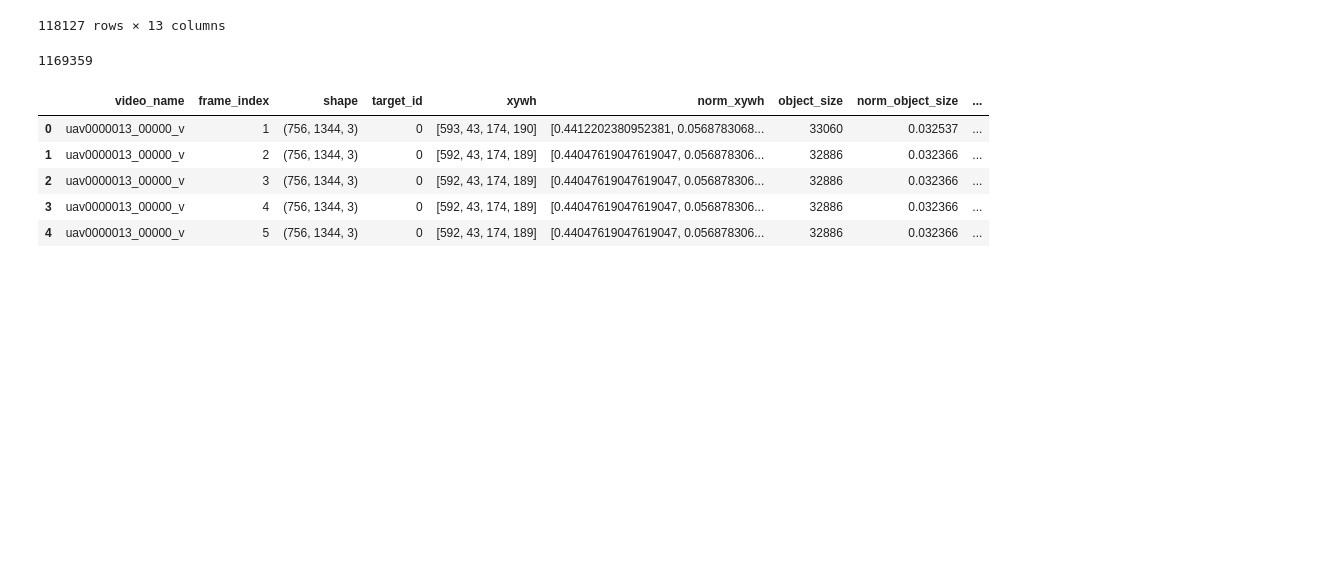
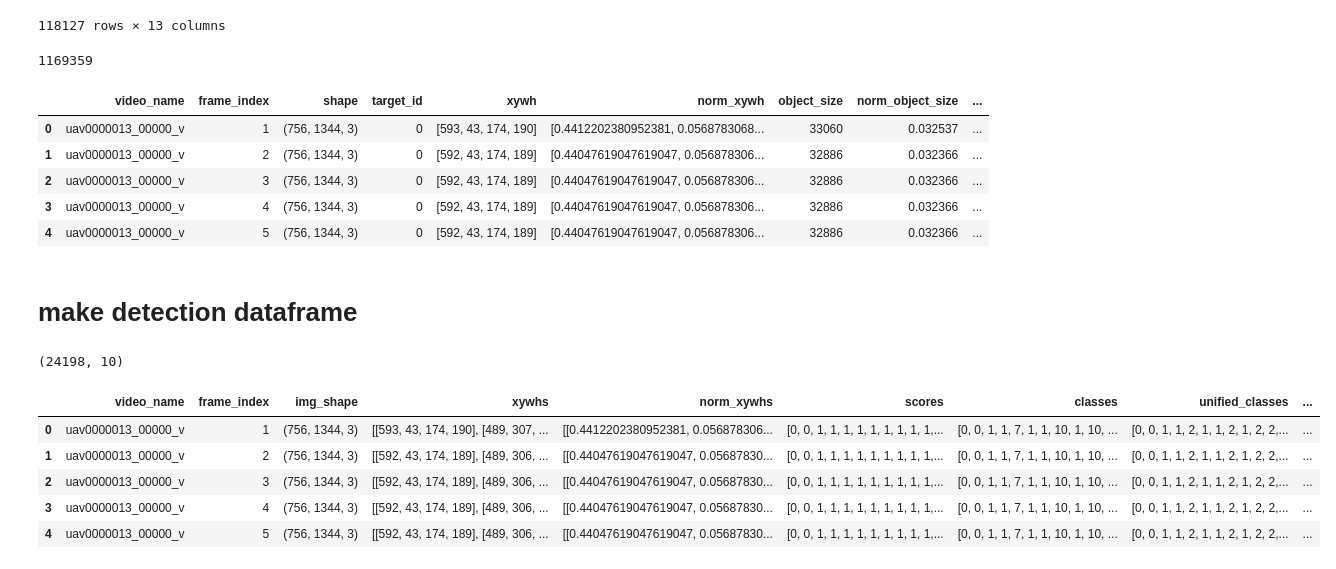
Before and after one commit to komingsu/SIA-MOT, a Jupyter notebook: EDA/make_dataframe.ipynb, the cells around one changed output. Drawn from its saved outputs; the diff is of its cells as text; code cells hidden in the pictures; blank space fills up the shorter version.

```diff
--- a/EDA/make_dataframe.ipynb
+++ b/EDA/make_dataframe.ipynb
@@ -180,3 +180,20 @@ train_df.head()
 | 2 | uav0000013_00000_v | 3 | (756, 1344, 3) | 0 | [592, 43, 174, 189] | [0.44047619047619047, 0.056878306... | 32886 | 0.032366 | ... |
 | 3 | uav0000013_00000_v | 4 | (756, 1344, 3) | 0 | [592, 43, 174, 189] | [0.44047619047619047, 0.056878306... | 32886 | 0.032366 | ... |
 | 4 | uav0000013_00000_v | 5 | (756, 1344, 3) | 0 | [592, 43, 174, 189] | [0.44047619047619047, 0.056878306... | 32886 | 0.032366 | ... |
+# %% [markdown]
+# make detection dataframe
+# %%
+from EDA import make_detection_dataframe
+
+train_df = pd.read_csv("train_dataframe.csv")
+train_det_df = make_detection_dataframe(train_df)
+print(train_det_df.shape)
+train_det_df.head()
+# %% [output]
+(24198, 10)
+|  | video_name | frame_index | img_shape | xywhs | norm_xywhs | scores | classes | unified_classes | ... |
+| 0 | uav0000013_00000_v | 1 | (756, 1344, 3) | [[593, 43, 174, 190], [489, 307, ... | [[0.4412202380952381, 0.056878306... | [0, 0, 1, 1, 1, 1, 1, 1, 1, 1, 1,... | [0, 0, 1, 1, 7, 1, 1, 10, 1, 10, ... | [0, 0, 1, 1, 2, 1, 1, 2, 1, 2, 2,... | ... |
+| 1 | uav0000013_00000_v | 2 | (756, 1344, 3) | [[592, 43, 174, 189], [489, 306, ... | [[0.44047619047619047, 0.05687830... | [0, 0, 1, 1, 1, 1, 1, 1, 1, 1, 1,... | [0, 0, 1, 1, 7, 1, 1, 10, 1, 10, ... | [0, 0, 1, 1, 2, 1, 1, 2, 1, 2, 2,... | ... |
+| 2 | uav0000013_00000_v | 3 | (756, 1344, 3) | [[592, 43, 174, 189], [489, 306, ... | [[0.44047619047619047, 0.05687830... | [0, 0, 1, 1, 1, 1, 1, 1, 1, 1, 1,... | [0, 0, 1, 1, 7, 1, 1, 10, 1, 10, ... | [0, 0, 1, 1, 2, 1, 1, 2, 1, 2, 2,... | ... |
+| 3 | uav0000013_00000_v | 4 | (756, 1344, 3) | [[592, 43, 174, 189], [489, 306, ... | [[0.44047619047619047, 0.05687830... | [0, 0, 1, 1, 1, 1, 1, 1, 1, 1, 1,... | [0, 0, 1, 1, 7, 1, 1, 10, 1, 10, ... | [0, 0, 1, 1, 2, 1, 1, 2, 1, 2, 2,... | ... |
+| 4 | uav0000013_00000_v | 5 | (756, 1344, 3) | [[592, 43, 174, 189], [489, 306, ... | [[0.44047619047619047, 0.05687830... | [0, 0, 1, 1, 1, 1, 1, 1, 1, 1, 1,... | [0, 0, 1, 1, 7, 1, 1, 10, 1, 10, ... | [0, 0, 1, 1, 2, 1, 1, 2, 1, 2, 2,... | ... |
```
Also changed, not shown: parts of 3 cells of this notebook.
